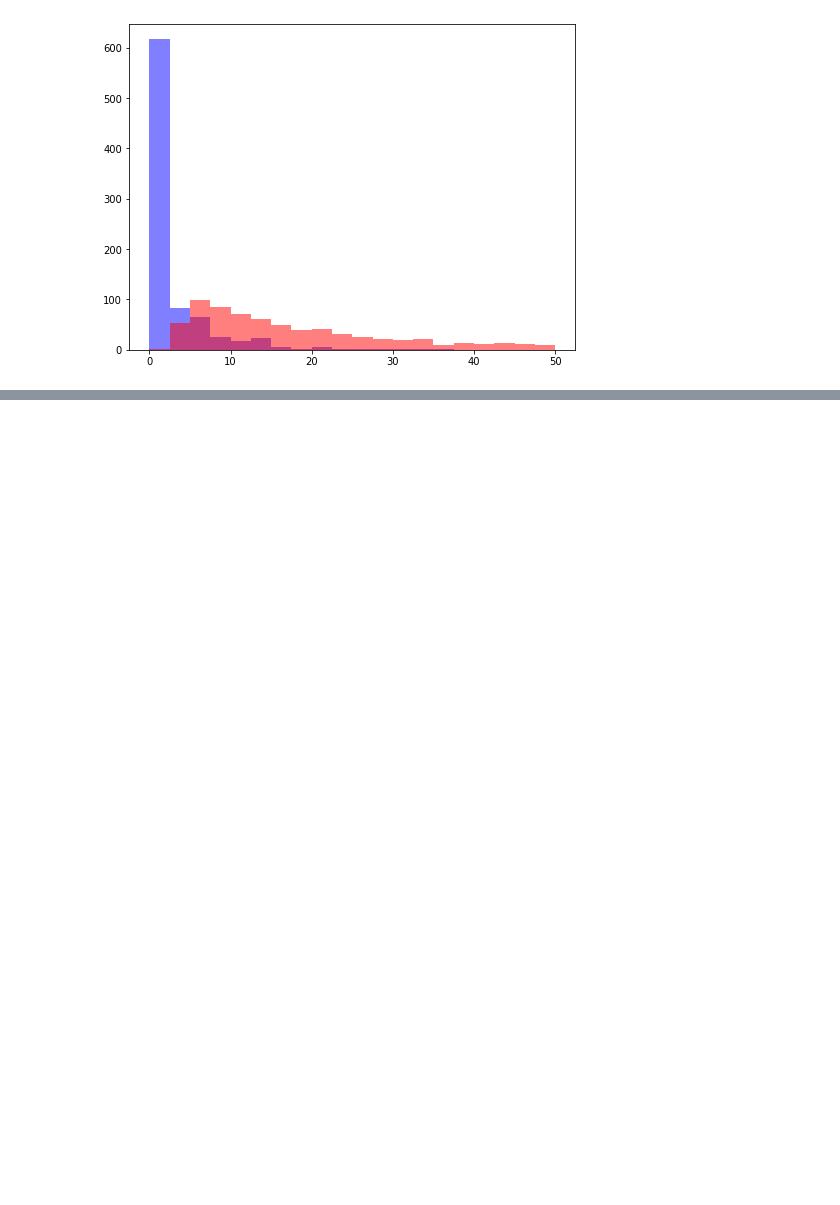
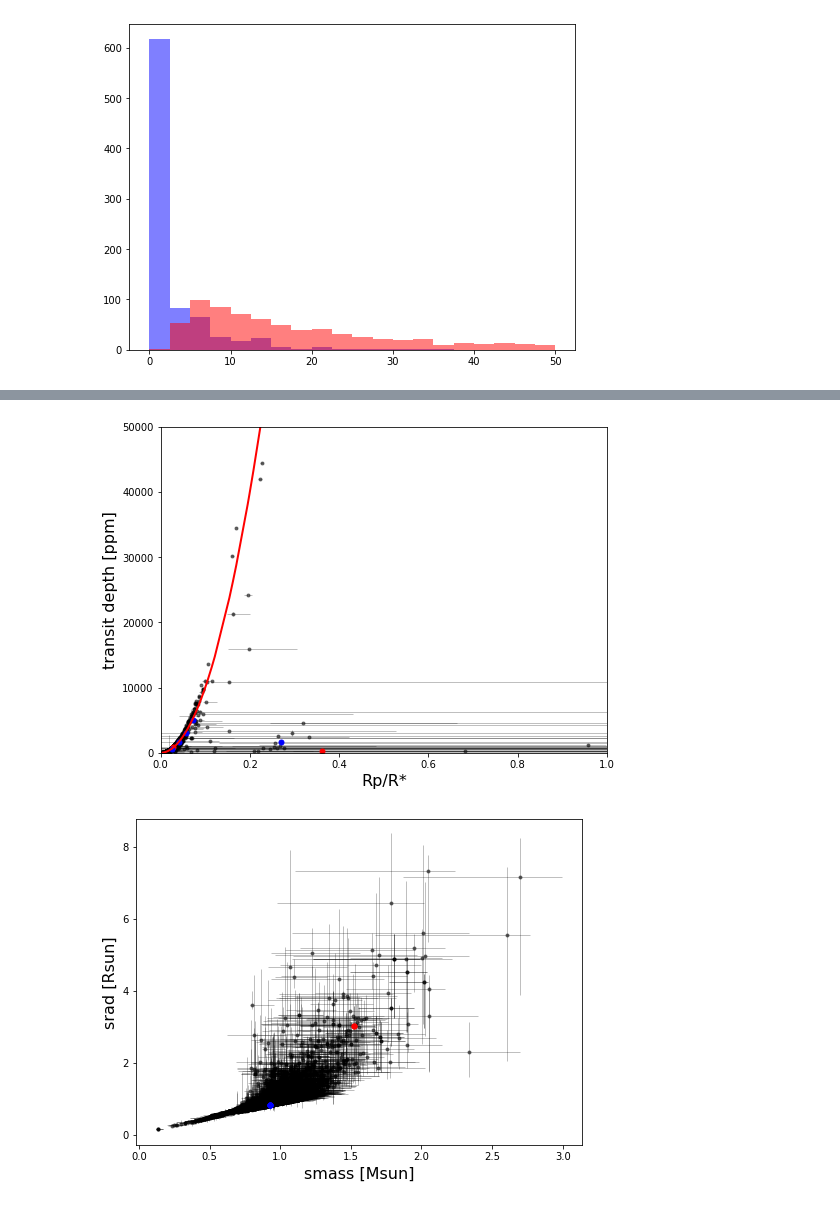
Before and after one commit to esandford/mmi-tagger, a Jupyter notebook: planettagger/constrainProperties.ipynb, the cells around one changed output, grey strips where cells are left out. Cells and saved outputs as stored; diff of their text form; code cells hidden in the pictures; blank space fills up the shorter version.

```diff
--- a/planettagger/constrainProperties.ipynb
+++ b/planettagger/constrainProperties.ipynb
@@ -681,0 +790,33 @@ plt.show()
+# %%
+ror_err = np.vstack((np.abs(np.array(KOIs['koi_ror_err2'])).T,np.abs(np.array(KOIs['koi_ror_err1'])).T))
+depth_err = np.vstack((np.abs(np.array(KOIs['koi_depth_err2'])).T,np.abs(np.array(KOIs['koi_depth_err1'])).T))
+
+srad_err = np.vstack((np.abs(np.array(KOIs['koi_srad_err2'])).T,np.abs(np.array(KOIs['koi_srad_err1'])).T))
+smass_err = np.vstack((np.abs(np.array(KOIs['koi_smass_err2'])).T,np.abs(np.array(KOIs['koi_smass_err1'])).T))
+
+
+fig,ax = plt.subplots(1,1,figsize=(8,6))
+ax.errorbar(KOIs['koi_ror'],KOIs['koi_depth'],xerr=ror_err,yerr=depth_err,color='k',marker='.',ls='None',elinewidth=0.5,alpha=0.5,zorder=1)
+ax.plot(KOIs['koi_ror'][KOIs['kepid']==3634051],KOIs['koi_depth'][KOIs['kepid']==3634051],color='r',marker='.',ms=10,ls='None')
+ax.plot(KOIs['koi_ror'][KOIs['kepid']==5792202],KOIs['koi_depth'][KOIs['kepid']==5792202],color='b',marker='.',ms=10,ls='None')
+
+ax.plot(np.sort(KOIs['koi_ror']),1000000*(np.sort(KOIs['koi_ror']))**2,'r-',lw=2,zorder=2)
+
+ax.set_ylabel('transit depth [ppm]',fontsize=16)
+ax.set_xlabel('Rp/R*',fontsize=16)
+ax.set_ylim(0,50000)
+ax.set_xlim(0,1)
+plt.show()
+
+fig,ax = plt.subplots(1,1,figsize=(8,6))
+ax.errorbar(KOIs['koi_smass'],KOIs['koi_srad'],xerr=smass_err,yerr=srad_err,color='k',marker='.',ls='None',elinewidth=0.5,alpha=0.5,zorder=1)
+ax.plot(KOIs['koi_smass'][KOIs['kepid']==3634051],KOIs['koi_srad'][KOIs['kepid']==3634051],color='r',marker='.',ms=10,ls='None')
+ax.plot(KOIs['koi_smass'][KOIs['kepid']==5792202],KOIs['koi_srad'][KOIs['kepid']==5792202],color='b',marker='.',ms=10,ls='None')
+
+ax.set_ylabel('srad [Rsun]',fontsize=16)
+ax.set_xlabel('smass [Msun]',fontsize=16)
+
+plt.show()
+# %% [output]
+[figure, added]
+[figure, added]
```
Also changed, not shown: parts of 6 cells of this notebook, 1 other file.
